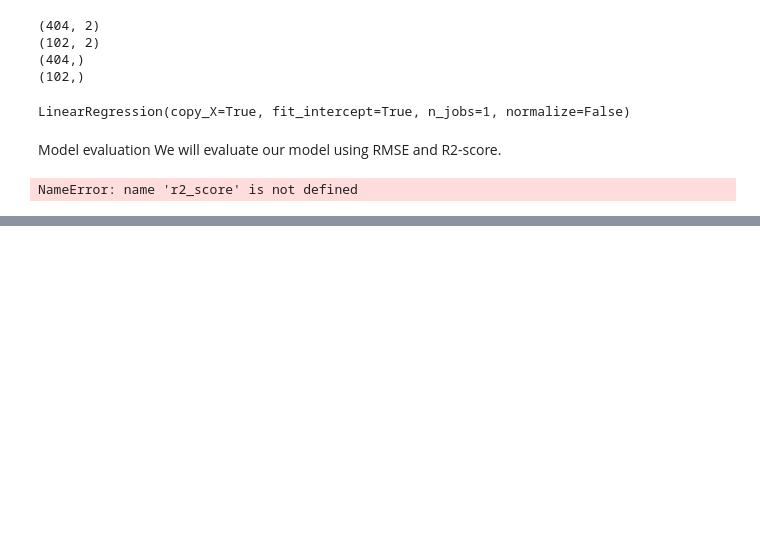
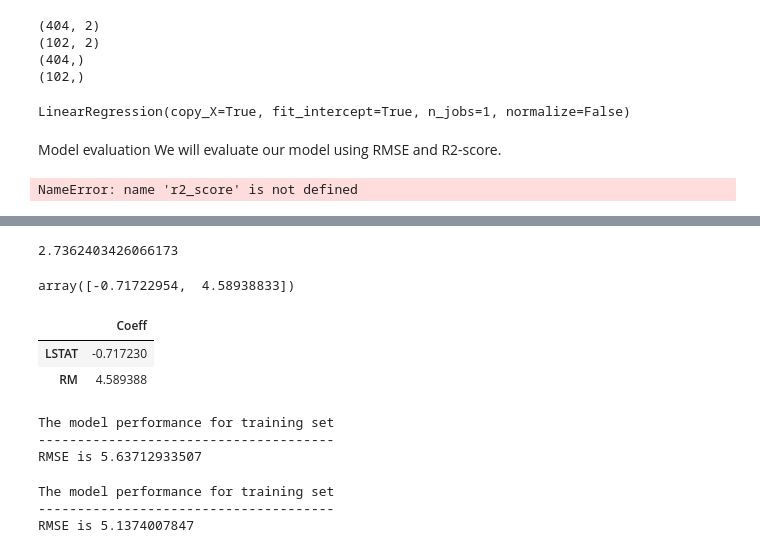
Before and after one commit to rishavhack/Machine-Learning-Using-Python, a Jupyter notebook: Supervised Learning/Linear Regression.ipynb, the cells around one changed output, grey strips where cells are left out. Cells and saved outputs as stored; diff of their text form; code cells hidden in the pictures; blank space fills up the shorter version.

```diff
--- a/Supervised Learning/Linear Regression.ipynb
+++ b/Supervised Learning/Linear Regression.ipynb
@@ -191,0 +190,43 @@ NameError: name 'r2_score' is not defined
+# %%
+print lin_model.intercept_
+# %% [output]
+2.7362403426066173
+# %%
+lin_model.coef_
+# %% [output]
+array([-0.71722954,  4.58938833])
+# %%
+pd.DataFrame(lin_model.coef_,X.columns,columns=['Coeff'])
+# %% [output]
+|  | Coeff |
+| LSTAT | -0.717230 |
+| RM | 4.589388 |
+# %%
+from sklearn import metrics
+y_train_predict = lin_model.predict(X_train)
+rmse = (np.sqrt(mean_squared_error(y_train, y_train_predict)))
+#r2 = r2_score(y_train, y_train_predict)
+
+print("The model performance for training set")
+print("--------------------------------------")
+print('RMSE is {}'.format(rmse))
+#print('R2 score is {}'.format(r2))
+print("\n")
+# %% [output]
+The model performance for training set
+--------------------------------------
+RMSE is 5.63712933507
+# %%
+y_test_predict = lin_model.predict(X_test)
+rmse = (np.sqrt(mean_squared_error(y_test, y_test_predict)))
+#r2 = r2_score(y_train, y_train_predict)
+
+print("The model performance for training set")
+print("--------------------------------------")
+print('RMSE is {}'.format(rmse))
+#print('R2 score is {}'.format(r2))
+print("\n")
+# %% [output]
+The model performance for training set
+--------------------------------------
+RMSE is 5.1374007847
```
Also changed, not shown: parts of 1 cell of this notebook.
